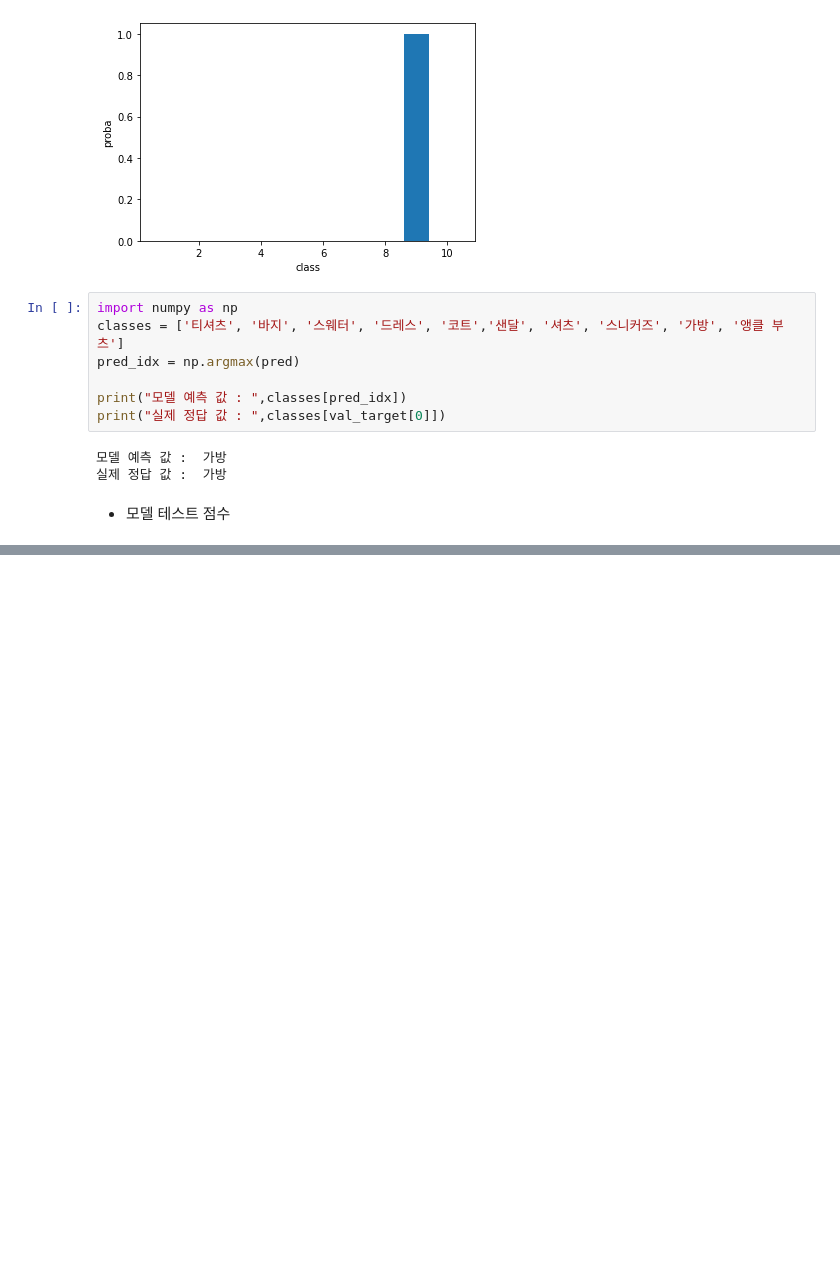
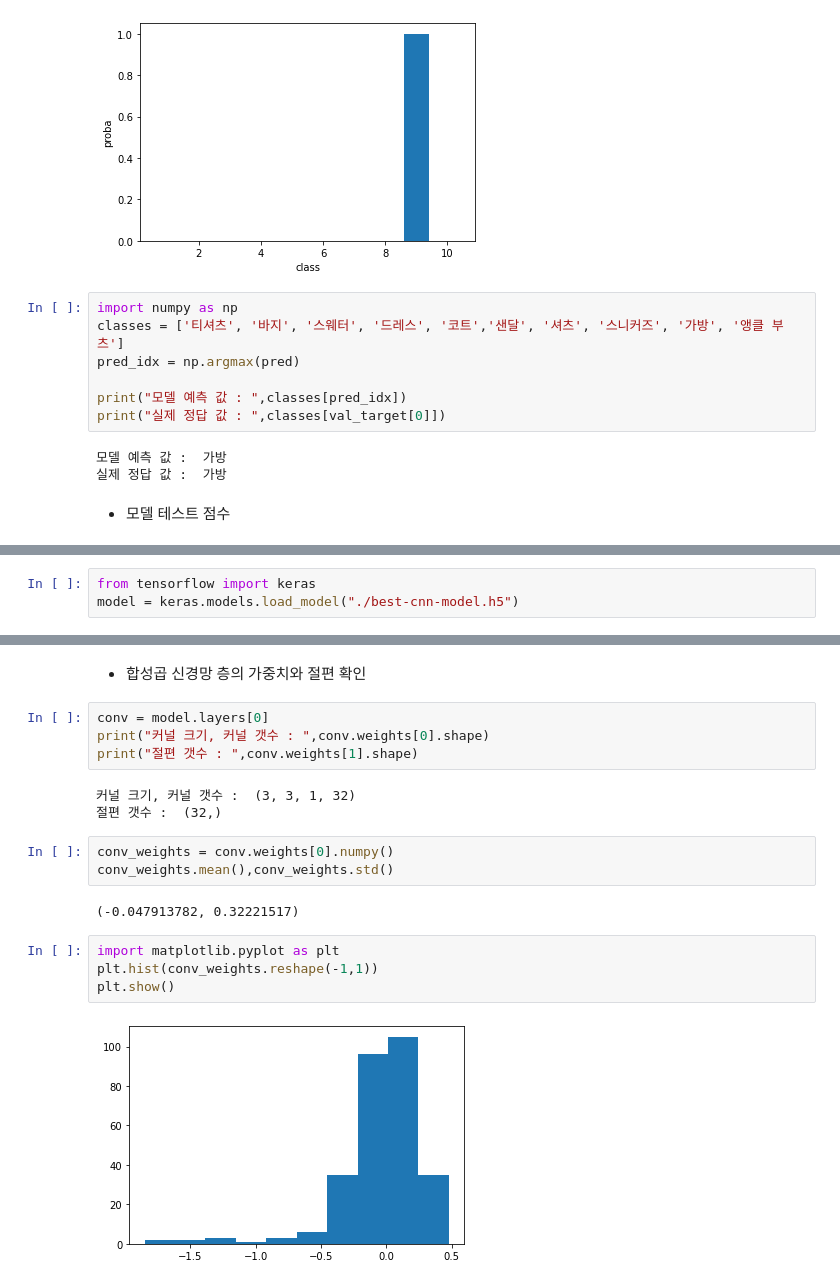
Before and after one commit to kimchangheon73/Machine_DeepLearning, a Jupyter notebook: DeepLearning/02_합성곱신경망.ipynb, the cells around one changed output, grey strips where cells are left out. Drawn from its saved outputs; the diff is of its cells as text; blank space fills up the shorter version.

```diff
--- a/DeepLearning/02_합성곱신경망.ipynb
+++ b/DeepLearning/02_합성곱신경망.ipynb
@@ -179,0 +182,3 @@ model.evaluate(test_scaled, test_target)
+# %%
+from tensorflow import keras
+model = keras.models.load_model("./best-cnn-model.h5")
@@ -179,0 +198,20 @@ model.evaluate(test_scaled, test_target)
+# %% [markdown]
+- 합성곱 신경망 층의 가중치와 절편 확인
+# %%
+conv = model.layers[0]
+print("커널 크기, 커널 갯수 : ",conv.weights[0].shape)
+print("절편 갯수 : ",conv.weights[1].shape)
+# %% [output]
+커널 크기, 커널 갯수 :  (3, 3, 1, 32)
+절편 갯수 :  (32,)
+# %%
+conv_weights = conv.weights[0].numpy()
+conv_weights.mean(),conv_weights.std()
+# %% [output]
+(-0.047913782, 0.32221517)
+# %%
+import matplotlib.pyplot as plt
+plt.hist(conv_weights.reshape(-1,1))
+plt.show()
+# %% [output]
+[figure, added]
```
Also changed, not shown: parts of 23 cells of this notebook, 1 other file.
